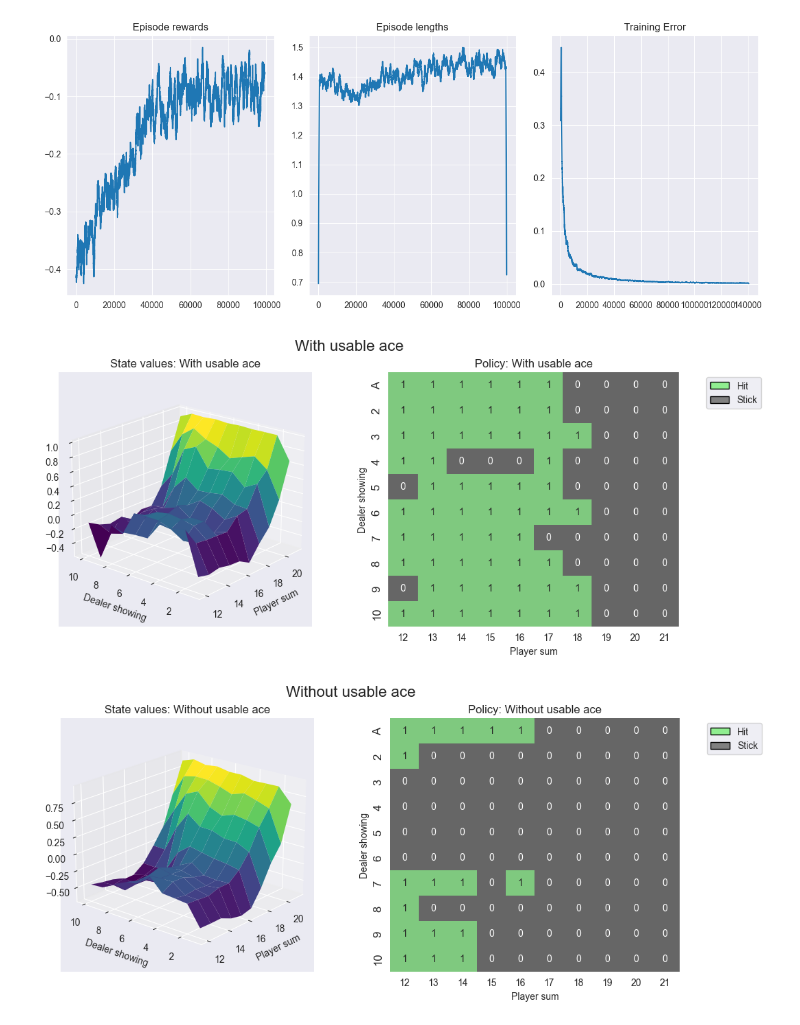
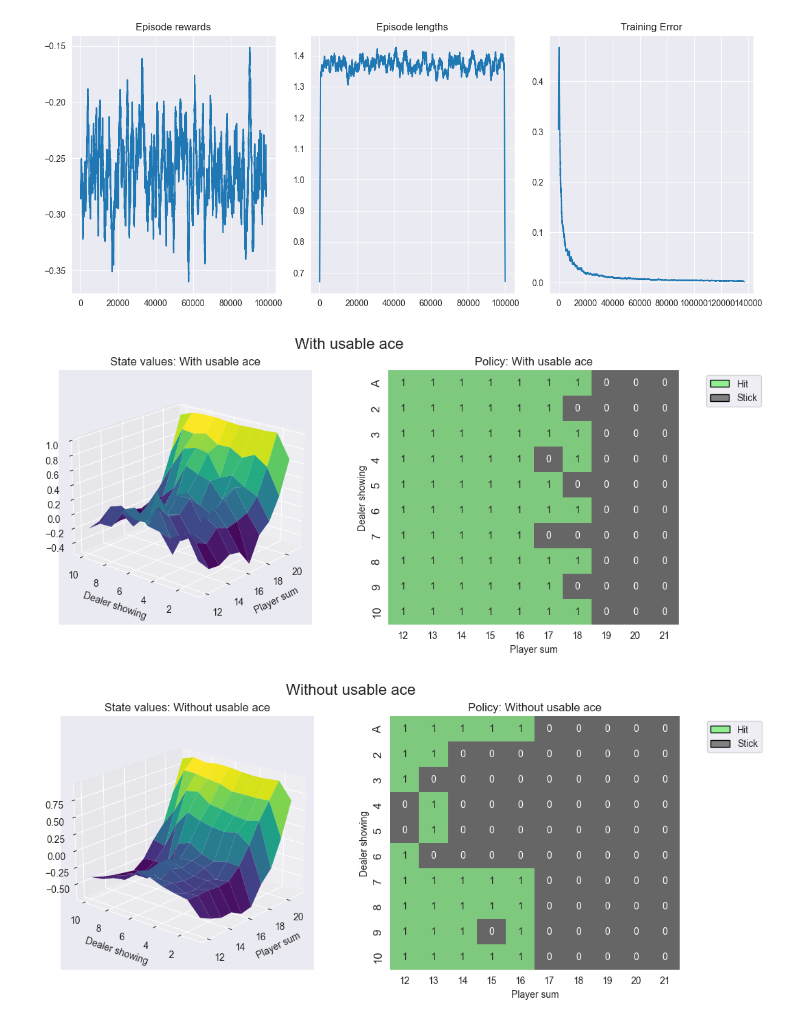
Before and after one commit to FranzCastillo/RL-Blackjack, a Jupyter notebook: workspace/main.ipynb, the cells around one changed output. Cells and saved outputs as stored; diff of their text form; code cells hidden in the pictures.

```diff
--- a/workspace/main.ipynb
+++ b/workspace/main.ipynb
@@ -203,25 +258,26 @@ def create_plots(value_grid, policy_grid, title: str):
 # %%
 cfg = TrainingConfig()
 env = make_env(cfg.n_episodes)
 # agent = BlackjackAgent(action_n=env.action_space.n, cfg=cfg)
-agent2 = MonteCarloAgent(action_n=env.action_space.n, cfg=cfg)
+# agent2 = MonteCarloAgent(action_n=env.action_space.n, cfg=cfg)
+agent2 = MonteCarloESAgent(action_n=env.action_space.n, cfg=cfg)
 
 # train_agent(env, agent, cfg)
 train_agent(env, agent2, cfg)
 
 # plot_training(env, agent)
 plot_training(env, agent2)
 
 # v_g, p_g = create_grids(agent, usable_ace=True)
 v_g, p_g = create_grids(agent2, usable_ace=True)
 create_plots(v_g, p_g, "With usable ace")
 plt.show()
 
 # v_g, p_g = create_grids(agent, usable_ace=False)
 v_g, p_g = create_grids(agent2, usable_ace=False)
 create_plots(v_g, p_g, "Without usable ace")
 plt.show()
 # %% [output]
-[figure, old version]
+[figure, new version]
-[figure, old version]
+[figure, new version]
-[figure, old version]
+[figure, new version]
```
Also changed, not shown: parts of 1 cell of this notebook.
